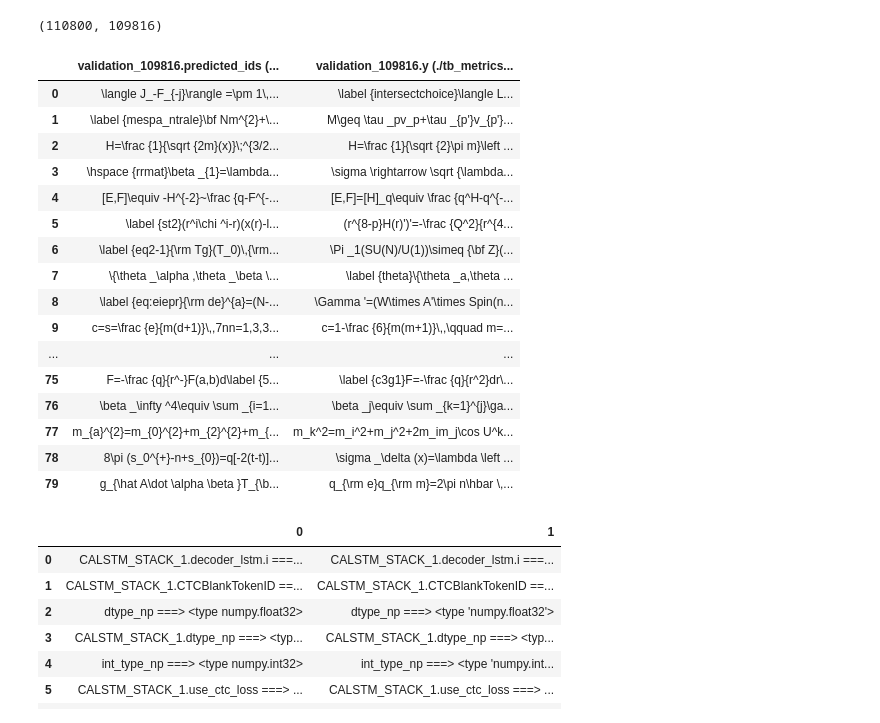
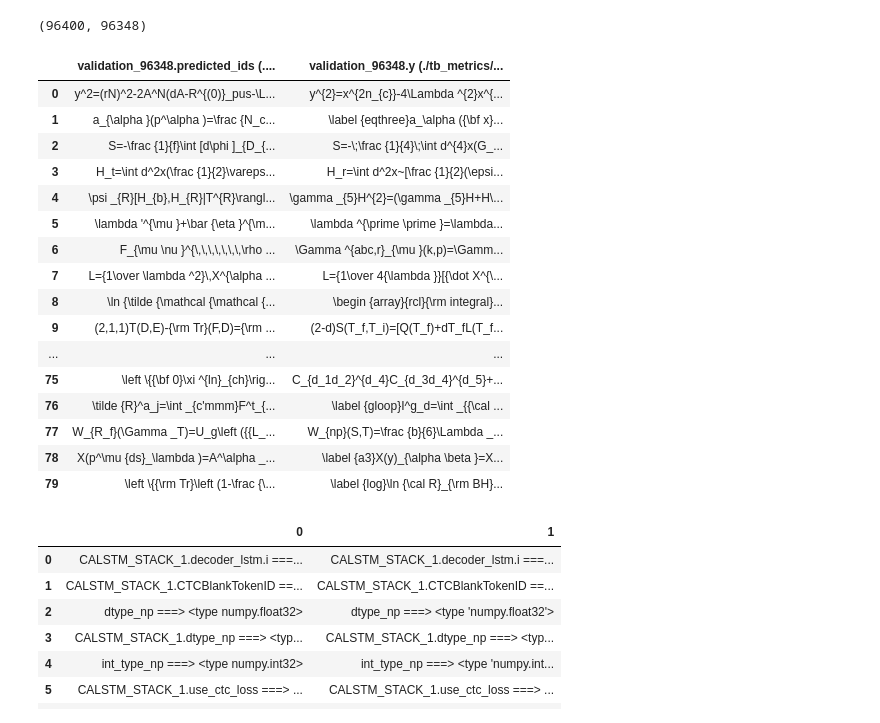
Before and after one commit to untrix/im2latex, a Jupyter notebook: src/visualize.ipynb, the cells around one changed output. Drawn from its saved outputs; the diff is of its cells as text; code cells hidden in the pictures.

```diff
--- a/src/visualize.ipynb
+++ b/src/visualize.ipynb
@@ -191,33 +191,34 @@ class DiffParams(object):
 # vd = VisualizeDir('./tb_metrics/2017-10-09 17-43-49 PDT/store')
 # vd = VisualizeDir('tb_metrics/2017-10-09 16-01-07 PDT/store')
 # vd2 = VisualizeDir('tb_metrics/2017-09-26 22-40-18 PDT/new_code 2017-10-10 15-10-17 PDT/store')
-vd = VisualizeDir('./tb_metrics/2017-10-07 14-33-35 PDT_my_decoder/store')
+# vd = VisualizeDir('./tb_metrics/2017-10-07 14-33-35 PDT_my_decoder/store')
+vd = VisualizeDir('./tb_metrics/2017-10-10 19-14-54 PDT/store')
 # %%
 display(vd.max_steps)
 # display(vd2.max_steps)
 # %% [output]
-(110800, 109816)
+(96400, 96348)
 # %%
-vs = VisualizeStep(vd, 109816)
+vs = VisualizeStep(vd, 96348)
 vs.strs('validation', 'predicted_ids', 'y', mingle=False)
 # %% [output]
-|  | validation_109816.predicted_ids (... | validation_109816.y (./tb_metrics... |
-| 0 | \langle J_-F_{-j}\rangle =\pm 1\,... | \label {intersectchoice}\langle L... |
-| 1 | \label {mespa_ntrale}\bf Nm^{2}+\... | M\geq \tau _pv_p+\tau _{p'}v_{p'}... |
-| 2 | H=\frac {1}{\sqrt {2m}(x)}\;^{3/2... | H=\frac {1}{\sqrt {2}\pi m}\left ... |
-| 3 | \hspace {rrmat}\beta _{1}=\lambda... | \sigma \rightarrow \sqrt {\lambda... |
-| 4 | [E,F]\equiv -H^{-2}~\frac {q-F^{-... | [E,F]=[H]_q\equiv \frac {q^H-q^{-... |
-| 5 | \label {st2}(r^i\chi ^i-r)(x(r)-l... | (r^{8-p}H(r)')'=-\frac {Q^2}{r^{4... |
-| 6 | \label {eq2-1}{\rm Tg}(T_0)\,{\rm... | \Pi _1(SU(N)/U(1))\simeq {\bf Z}(... |
-| 7 | \{\theta _\alpha ,\theta _\beta \... | \label {theta}\{\theta _a,\theta ... |
-| 8 | \label {eq:eiepr}{\rm de}^{a}=(N-... | \Gamma '=(W\times A'\times Spin(n... |
-| 9 | c=s=\frac {e}{m(d+1)}\,,7nn=1,3,3... | c=1-\frac {6}{m(m+1)}\,,\qquad m=... |
+|  | validation_96348.predicted_ids (.... | validation_96348.y (./tb_metrics/... |
+| 0 | y^2=(rN)^2-2A^N(dA-R^{(0)}_pus-\L... | y^{2}=x^{2n_{c}}-4\Lambda ^{2}x^{... |
+| 1 | a_{\alpha }(p^\alpha )=\frac {N_c... | \label {eqthree}a_\alpha ({\bf x}... |
+| 2 | S=-\frac {1}{f}\int [d\phi ]_{D_{... | S=-\;\frac {1}{4}\;\int d^{4}x(G_... |
+| 3 | H_t=\int d^2x(\frac {1}{2}\vareps... | H_r=\int d^2x~[\frac {1}{2}(\epsi... |
+| 4 | \psi _{R}[H_{b},H_{R}|T^{R}\rangl... | \gamma _{5}H^{2}=(\gamma _{5}H+H\... |
+| 5 | \lambda '^{\mu }+\bar {\eta }^{\m... | \lambda ^{\prime \prime }=\lambda... |
+| 6 | F_{\mu \nu }^{\,\,\,\,\,\,\,\rho ... | \Gamma ^{abc,r}_{\mu }(k,p)=\Gamm... |
+| 7 | L={1\over \lambda ^2}\,X^{\alpha ... | L={1\over 4{\lambda }}[{\dot X^{\... |
+| 8 | \ln {\tilde {\mathcal {\mathcal {... | \begin {array}{rcl}{\rm integral}... |
+| 9 | (2,1,1)T(D,E)-{\rm Tr}(F,D)={\rm ... | (2-d)S(T_f,T_i)=[Q(T_f)+dT_fL(T_f... |
 | ... | ... | ... |
-| 75 | F=-\frac {q}{r^-}F(a,b)d\label {5... | \label {c3g1}F=-\frac {q}{r^2}dr\... |
-| 76 | \beta _\infty ^4\equiv \sum _{i=1... | \beta _j\equiv \sum _{k=1}^{j}\ga... |
-| 77 | m_{a}^{2}=m_{0}^{2}+m_{2}^{2}+m_{... | m_k^2=m_i^2+m_j^2+2m_im_j\cos U^k... |
-| 78 | 8\pi (s_0^{+}-n+s_{0})=q[-2(t-t)]... | \sigma _\delta (x)=\lambda \left ... |
-| 79 | g_{\hat A\dot \alpha \beta }T_{\b... | q_{\rm e}q_{\rm m}=2\pi n\hbar \,... |
+| 75 | \left \{{\bf 0}\xi ^{ln}_{ch}\rig... | C_{d_1d_2}^{d_4}C_{d_3d_4}^{d_5}+... |
+| 76 | \tilde {R}^a_j=\int _{c'mmm}F^t_{... | \label {gloop}I^g_d=\int _{{\cal ... |
+| 77 | W_{R_f}(\Gamma _T)=U_g\left ({{L_... | W_{np}(S,T)=\frac {b}{6}\Lambda _... |
+| 78 | X(p^\mu {ds}_\lambda )=A^\alpha _... | \label {a3}X(y)_{\alpha \beta }=X... |
+| 79 | \left \{{\rm Tr}\left (1-\frac {\... | \label {log}\ln {\cal R}_{\rm BH}... |
 # %%
 diff = DiffParams('./tb_metrics/2017-09-26 22-40-18 PDT', './tb_metrics/2017-10-07 14-33-35 PDT_2CALSTMs')
 # diff = DiffParams('./tb_metrics/2017-10-07 14-33-35 PDT', './tb_metrics/2017-10-08 12-26-45 PDT')
```
Also changed, not shown: 6 other files.
